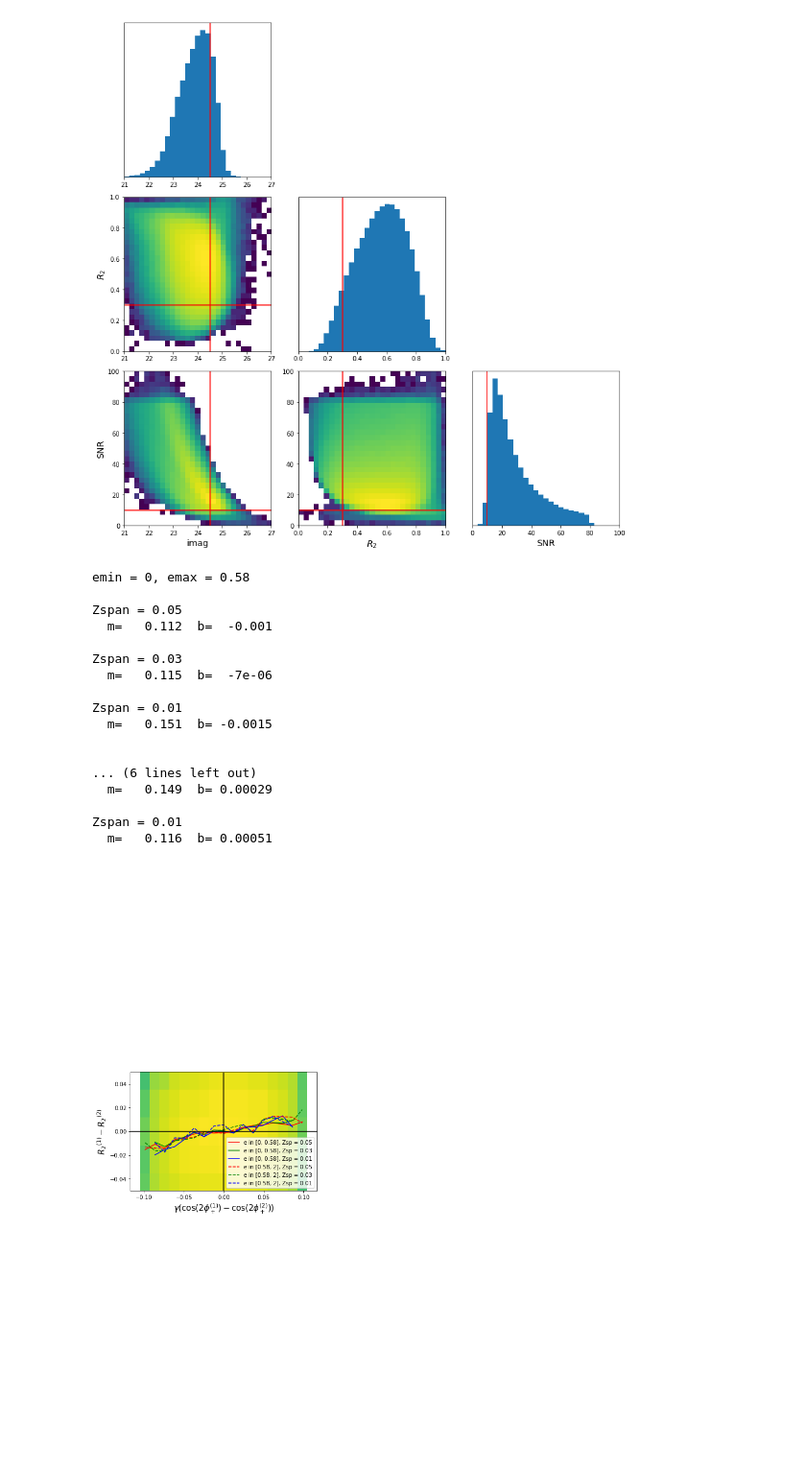
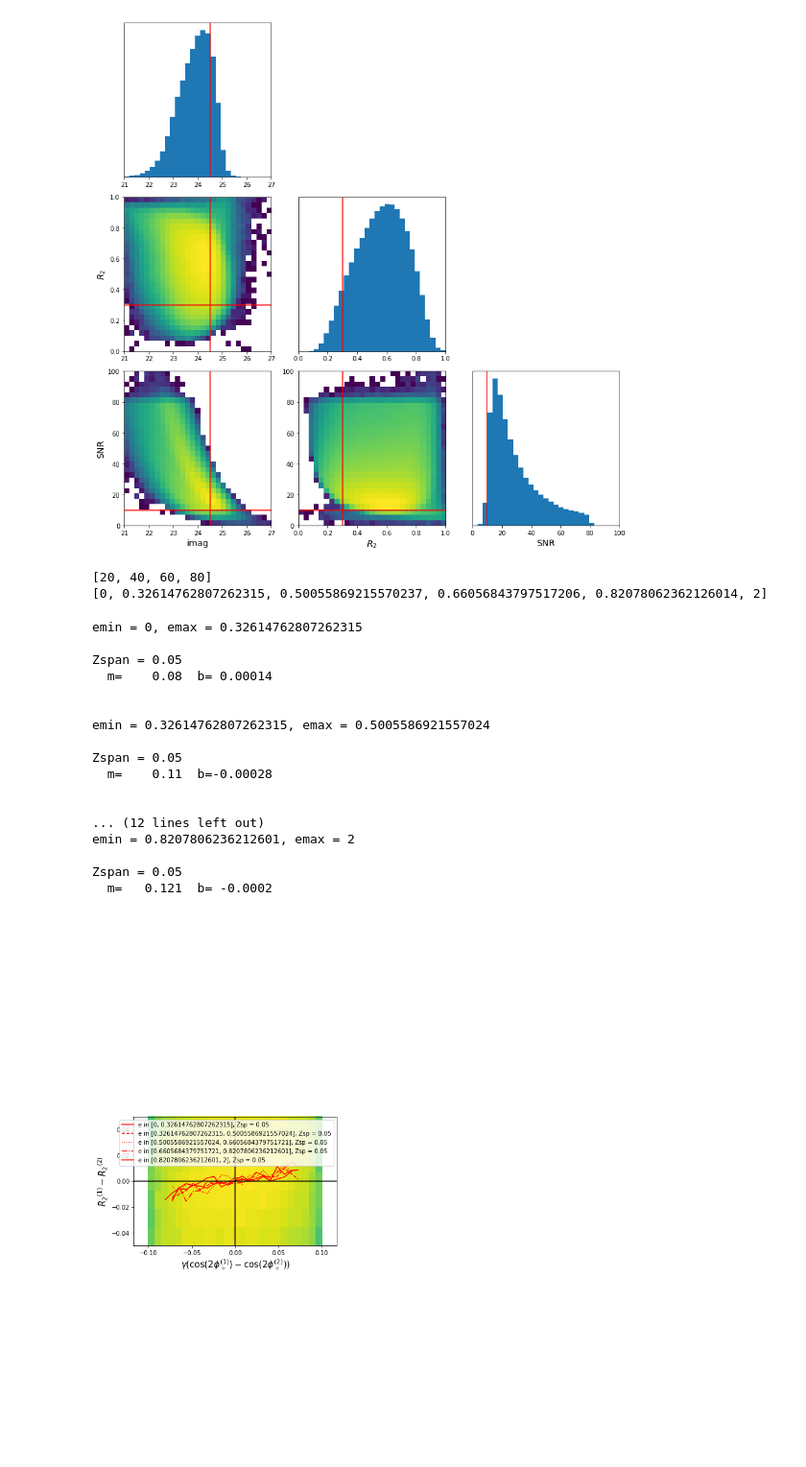
Before and after one commit to jmeyers314/silver-waffle, a Jupyter notebook: Selection Bias.ipynb, the cells around one changed output. Shown at 96% size. Drawn from its saved outputs; the diff is of its cells as text; code cells hidden in the pictures; blank space fills up the shorter version.

```diff
--- a/Selection Bias.ipynb
+++ b/Selection Bias.ipynb
@@ -108,4 +126,28 @@ def plotrange(X):
     Xrange = np.percentile(X, [2.0, 98.0])
     span = Xrange[1] - Xrange[0]
     return Xrange[0]-span*0.2, Xrange[1]+span*0.2
+# %%
+def getWPair(Z, e, Zmin, Zmax, emin, emax, seltype='random', randomizer=None, otherselect=None):
+    if seltype == 'random':
+        if randomizer is None:
+            randomizer = np.random.choice(2, size=len(Z)//2) + np.arange(0, len(Z), 2)
+        wpair = Z[randomizer] > Zmin
+        wpair &= Z[randomizer] < Zmax
+        wpair &= e[randomizer] > emin
+        wpair &= e[randomizer] < emax
+        if otherselect is not None:
+            wpair &= otherselect[randomizer]
+    elif seltype == 'mean':
+        Zmean = np.mean(np.reshape(Z, (len(Z)//2, 2)), axis=1)
+        emean = np.mean(np.reshape(e, (len(e)//2, 2)), axis=1)
+        wpair = Zmean > Zmin
+        wpair &= Zmean < Zmax
+        wpair &= emean > emin
+        wpair &= emean < emax
+        if otherselect is not None:
+            otherselect = np.logical_or(
+                *np.reshape(otherselect, (len(otherselect)//2, 2)).T,
+            )
+            wpair &= otherselect
+    return wpair
 # %%
@@ -201,24 +254,38 @@ def Acoef(e, g, phi_plus, Z, Zcut, Zspan, Zname, weights=None, ebins=(0, 2), yli
+# %%
+# What's the 20, 40, 60, 80 percentile in ellipticity?
+# ... of things that get selected?
+wselect = (R2 > 0.3) & (imag < 24.5) & (SNR > 10.0)
+epercentiles = range(20, 100, 20)
+print(list(epercentiles))
+ebins = [0]+list(np.percentile(e[wselect], epercentiles))+[2]
+print(ebins)
+# %% [output]
+[20, 40, 60, 80]
+[0, 0.32614762807262315, 0.50055869215570237, 0.66056843797517206, 0.82078062362126014, 2]
 # %%
 # When evaluating R2 selection bias, we should implement the cuts in SNR and imag
-otherselect = (SNR > 10.0) & (imag < 24.5)
-Acoef(e, g, phi_plus, R2, 0.3, [0.05, 0.03, 0.01], 'R_2', ebins=(0, 0.58, 2), ylim=(-0.05, 0.05),
-      otherselect=otherselect, nbins=20)
+otherselect = np.repeat((SNRPairMean > 10.0) & (imagPairMean < 24.5), 2)
+AR2 = Acoef(e, g, phi_plus, R2, 0.3, [0.05], 'R_2',
+            ylim=(-0.05, 0.05),
+            ebins=ebins, ebindiff=1,
+            otherselect=otherselect, nbins=30, weight=np.repeat(lweightPairMean, 2),
+            seltype='mean', clipend=2)
 # %% [output]
-emin = 0, emax = 0.58
+emin = 0, emax = 0.32614762807262315
 
 Zspan = 0.05
-  m=   0.112  b=  -0.001
-
-Zspan = 0.03
-  m=   0.115  b=  -7e-06
-
-Zspan = 0.01
-  m=   0.151  b= -0.0015
+  m=    0.08  b= 0.00014
 
 
-... (6 lines left out)
-  m=   0.149  b= 0.00029
+emin = 0.32614762807262315, emax = 0.5005586921557024
 
-Zspan = 0.01
-  m=   0.116  b= 0.00051
+Zspan = 0.05
+  m=    0.11  b=-0.00028
+
+
+... (12 lines left out)
+emin = 0.8207806236212601, emax = 2
+
+Zspan = 0.05
+  m=   0.121  b= -0.0002
-[figure, old version]
+[figure, new version]
```
Also changed, not shown: parts of 15 cells of this notebook.
